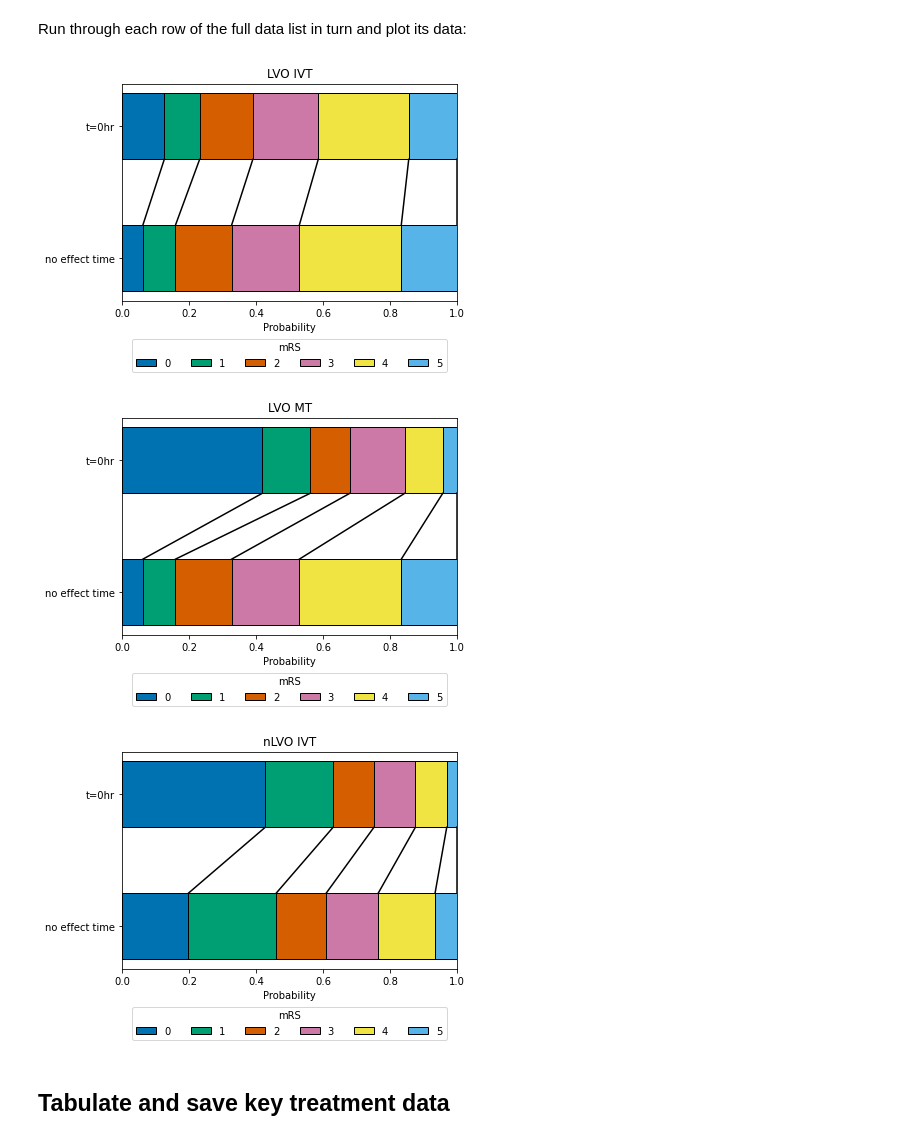
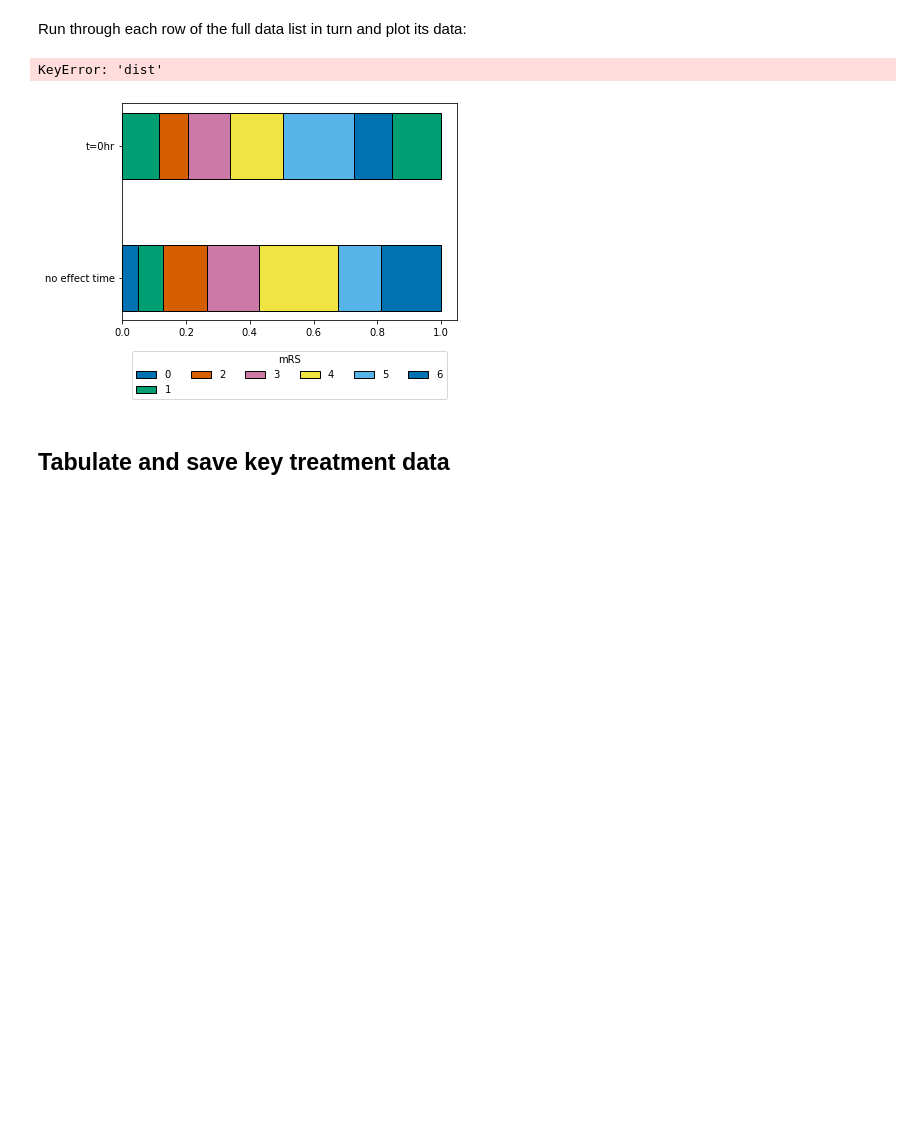
Before and after one commit to samuel-book/stroke_outcome, a Jupyter notebook: mRS_datasets.ipynb, the cells around one changed output. Saved outputs shown, nothing was run; the diff lists cells and outputs as text; code cells hidden in the pictures; blank space fills up the shorter version.

```diff
--- a/mRS_datasets.ipynb
+++ b/mRS_datasets.ipynb
@@ -191,35 +177,34 @@ Run through each row of the full data list in turn and plot its data:
 # %%
 for data_list in full_data_list:
 
     dict_t0  = data_list[0]
     dict_tne = data_list[1]
     label    = data_list[2]
 
     # Only plot specific treatments
     if label in ['LVO IVT', 'LVO MT', 'nLVO IVT', 'nLVO and LVO combined IVT']:
 
-        draw_horizontal_bar(dict_tne['dist'], 'no effect time')
+        draw_horizontal_bar(dict_tne['dist_mrs6'], 'no effect time')
 
         # Add legend now to prevent doubling all the labels:
         plt.legend(loc='center',ncol=6, title='mRS',
                    bbox_to_anchor=[0.5,0.0,0.0,-0.5])   # Legend below axis.
 
-        draw_horizontal_bar(dict_t0['dist'], 't=0hr')
+        draw_horizontal_bar(dict_t0['dist_mrs6'], 't=0hr')
 
         # Draw connecting lines between the two mRS groups:
-        if np.sum(dict_t0['dist'])>0 and np.sum(dict_tne['dist'])>0:
-            draw_connections(dict_t0['dist'], dict_tne['dist'])
+        if np.sum(dict_t0['dist_mrs6'])>0 and np.sum(dict_tne['dist'])>0:
+            draw_connections(dict_t0['dist_mrs6'], dict_tne['dist'])
 
         plt.xlabel('Probability')
         plt.title(label)
         plt.xlim(0,1)
         plt.savefig(f'./images/{label}.jpg', dpi=300, bbox_inches='tight',
             pad_inches=0.2)
         plt.show()
 # %% [output]
+KeyError: 'dist'
-[figure, old version]
+[figure, new version]
-[figure, removed]
-[figure, removed]
 # %%
 combine_data = dict()
 for row in full_data_list:
```
Also changed, not shown: parts of 28 cells of this notebook, 2 other files.
